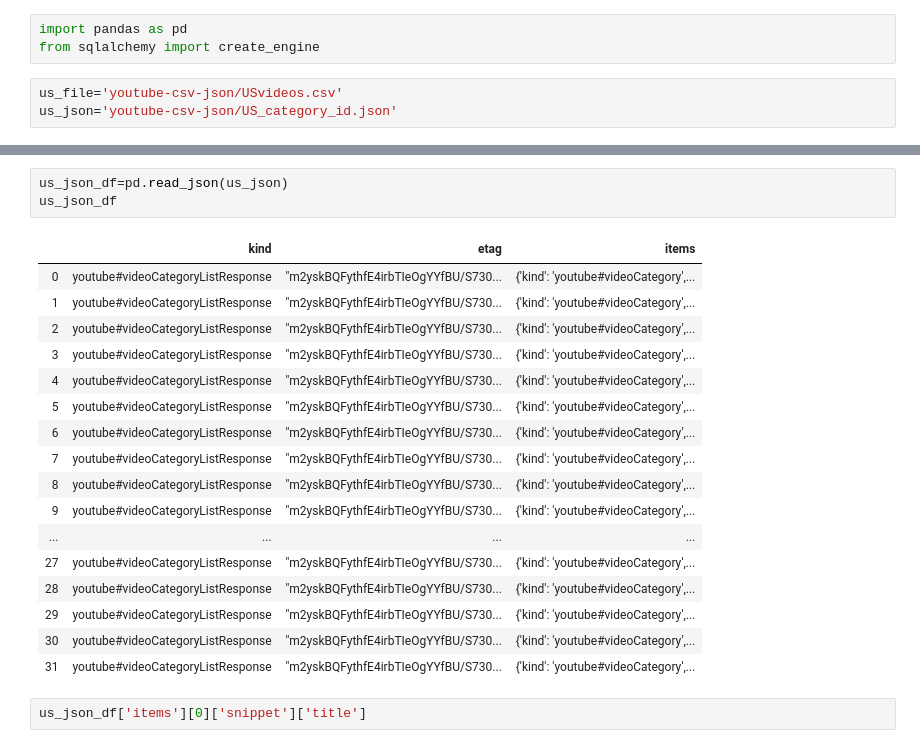
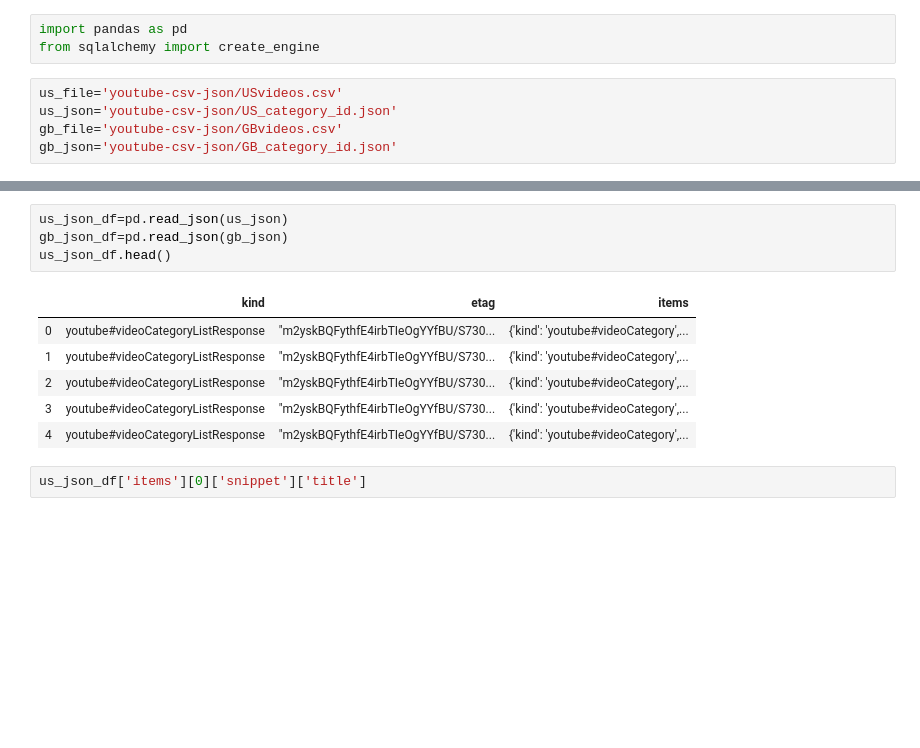
Before and after one commit to GitGTBoot/ETL-Project, a Jupyter notebook: George_Jupyter.ipynb, the cells around one changed output, grey strips where cells are left out. Saved outputs shown, nothing was run; the diff lists cells and outputs as text; blank space fills up the shorter version.

```diff
--- a/George_Jupyter.ipynb
+++ b/George_Jupyter.ipynb
@@ -4,5 +4,7 @@ from sqlalchemy import create_engine
 # %%
 us_file='youtube-csv-json/USvideos.csv'
 us_json='youtube-csv-json/US_category_id.json'
+gb_file='youtube-csv-json/GBvideos.csv'
+gb_json='youtube-csv-json/GB_category_id.json'
 # %%
 us_df=pd.read_csv(us_file)
@@ -16,25 +19,15 @@ us_df.head()
 | 4 | d380meD0W0M | 17.14.11 | I Dare You: GOING BALD!? | nigahiga | 24 | 2017-11-12T18:01:41.000Z | ryan|"higa"|"higatv"|"nigahiga"|"... | 2095731 | 132235 | ... |
 # %%
 us_json_df=pd.read_json(us_json)
-us_json_df
+gb_json_df=pd.read_json(gb_json)
+us_json_df.head()
 # %% [output]
 |  | kind | etag | items |
 | 0 | youtube#videoCategoryListResponse | "m2yskBQFythfE4irbTIeOgYYfBU/S730... | {'kind': 'youtube#videoCategory',... |
 | 1 | youtube#videoCategoryListResponse | "m2yskBQFythfE4irbTIeOgYYfBU/S730... | {'kind': 'youtube#videoCategory',... |
 | 2 | youtube#videoCategoryListResponse | "m2yskBQFythfE4irbTIeOgYYfBU/S730... | {'kind': 'youtube#videoCategory',... |
 | 3 | youtube#videoCategoryListResponse | "m2yskBQFythfE4irbTIeOgYYfBU/S730... | {'kind': 'youtube#videoCategory',... |
 | 4 | youtube#videoCategoryListResponse | "m2yskBQFythfE4irbTIeOgYYfBU/S730... | {'kind': 'youtube#videoCategory',... |
-| 5 | youtube#videoCategoryListResponse | "m2yskBQFythfE4irbTIeOgYYfBU/S730... | {'kind': 'youtube#videoCategory',... |
-| 6 | youtube#videoCategoryListResponse | "m2yskBQFythfE4irbTIeOgYYfBU/S730... | {'kind': 'youtube#videoCategory',... |
-| 7 | youtube#videoCategoryListResponse | "m2yskBQFythfE4irbTIeOgYYfBU/S730... | {'kind': 'youtube#videoCategory',... |
-| 8 | youtube#videoCategoryListResponse | "m2yskBQFythfE4irbTIeOgYYfBU/S730... | {'kind': 'youtube#videoCategory',... |
-| 9 | youtube#videoCategoryListResponse | "m2yskBQFythfE4irbTIeOgYYfBU/S730... | {'kind': 'youtube#videoCategory',... |
-| ... | ... | ... | ... |
-| 27 | youtube#videoCategoryListResponse | "m2yskBQFythfE4irbTIeOgYYfBU/S730... | {'kind': 'youtube#videoCategory',... |
-| 28 | youtube#videoCategoryListResponse | "m2yskBQFythfE4irbTIeOgYYfBU/S730... | {'kind': 'youtube#videoCategory',... |
-| 29 | youtube#videoCategoryListResponse | "m2yskBQFythfE4irbTIeOgYYfBU/S730... | {'kind': 'youtube#videoCategory',... |
-| 30 | youtube#videoCategoryListResponse | "m2yskBQFythfE4irbTIeOgYYfBU/S730... | {'kind': 'youtube#videoCategory',... |
-| 31 | youtube#videoCategoryListResponse | "m2yskBQFythfE4irbTIeOgYYfBU/S730... | {'kind': 'youtube#videoCategory',... |
 # %%
 us_json_df['items'][0]['snippet']['title']
 # %% [output]
```
Also changed, not shown: parts of 42 cells of this notebook, 1 other file.
